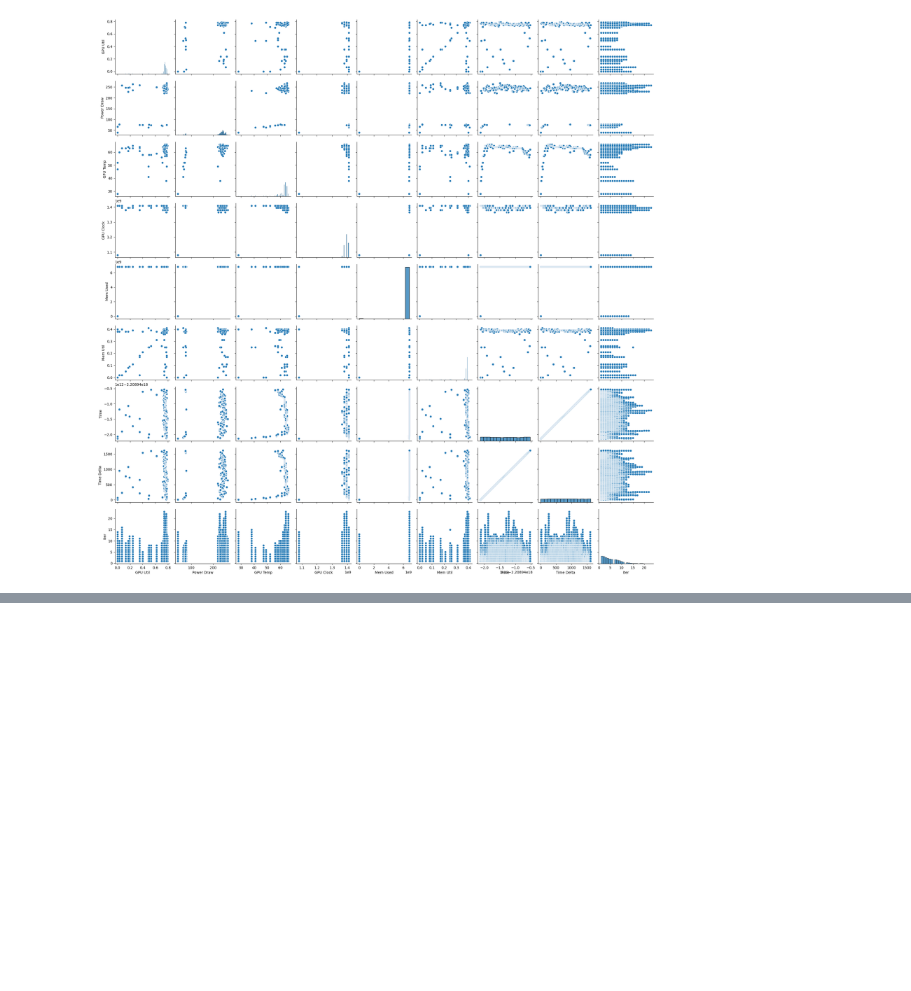
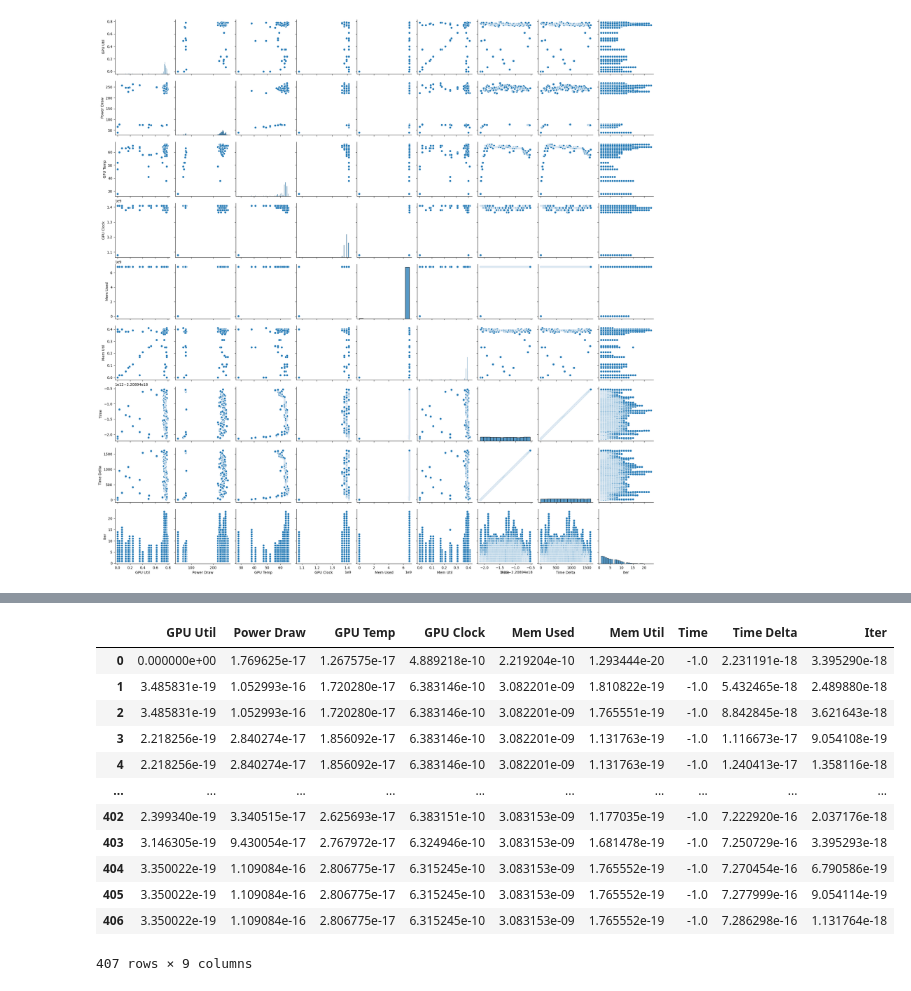
Before and after one commit to alt-rahul/5g-edge-app, a Jupyter notebook: model/features.ipynb, the cells around one changed output, grey strips where cells are left out. Cells and saved outputs as stored; diff of their text form; code cells hidden in the pictures; blank space fills up the shorter version.

```diff
--- a/model/features.ipynb
+++ b/model/features.ipynb
@@ -75,7 +75,7 @@ live_avg_scaled = pd.DataFrame(data=live_avg_scaled)
 live_avg_scaled.columns = live_avg.columns
 
 live_avg_norm = pd.DataFrame(data=live_avg_norm)
-live_avg_norm.columns = live_avg_norm.columns
+live_avg_norm.columns = live_avg.columns
 # %%
 live_avg['Response Time'] = response_time
 live_avg['Eval Rate'] = eval_rates[:-1]
@@ -85,0 +102,16 @@ live_avg_norm.to_csv("../data/samples/mega_processed/live_avg_norm.csv", index=F
+# %%
+live_avg_norm
+# %% [output]
+|  | GPU Util | Power Draw | GPU Temp | GPU Clock | Mem Used | Mem Util | Time | Time Delta | Iter |
+| 0 | 0.000000e+00 | 1.769625e-17 | 1.267575e-17 | 4.889218e-10 | 2.219204e-10 | 1.293444e-20 | -1.0 | 2.231191e-18 | 3.395290e-18 |
+| 1 | 3.485831e-19 | 1.052993e-16 | 1.720280e-17 | 6.383146e-10 | 3.082201e-09 | 1.810822e-19 | -1.0 | 5.432465e-18 | 2.489880e-18 |
+| 2 | 3.485831e-19 | 1.052993e-16 | 1.720280e-17 | 6.383146e-10 | 3.082201e-09 | 1.765551e-19 | -1.0 | 8.842845e-18 | 3.621643e-18 |
+| 3 | 2.218256e-19 | 2.840274e-17 | 1.856092e-17 | 6.383146e-10 | 3.082201e-09 | 1.131763e-19 | -1.0 | 1.116673e-17 | 9.054108e-19 |
+| 4 | 2.218256e-19 | 2.840274e-17 | 1.856092e-17 | 6.383146e-10 | 3.082201e-09 | 1.131763e-19 | -1.0 | 1.240413e-17 | 1.358116e-18 |
+| ... | ... | ... | ... | ... | ... | ... | ... | ... | ... |
+| 402 | 2.399340e-19 | 3.340515e-17 | 2.625693e-17 | 6.383151e-10 | 3.083153e-09 | 1.177035e-19 | -1.0 | 7.222920e-16 | 2.037176e-18 |
+| 403 | 3.146305e-19 | 9.430054e-17 | 2.767972e-17 | 6.324946e-10 | 3.083153e-09 | 1.681478e-19 | -1.0 | 7.250729e-16 | 3.395293e-18 |
+| 404 | 3.350022e-19 | 1.109084e-16 | 2.806775e-17 | 6.315245e-10 | 3.083153e-09 | 1.765552e-19 | -1.0 | 7.270454e-16 | 6.790586e-19 |
+| 405 | 3.350022e-19 | 1.109084e-16 | 2.806775e-17 | 6.315245e-10 | 3.083153e-09 | 1.765552e-19 | -1.0 | 7.277999e-16 | 9.054114e-19 |
+| 406 | 3.350022e-19 | 1.109084e-16 | 2.806775e-17 | 6.315245e-10 | 3.083153e-09 | 1.765552e-19 | -1.0 | 7.286298e-16 | 1.131764e-18 |
+407 rows × 9 columns
```
Also changed, not shown: parts of 2 cells of this notebook, 2 other files.
